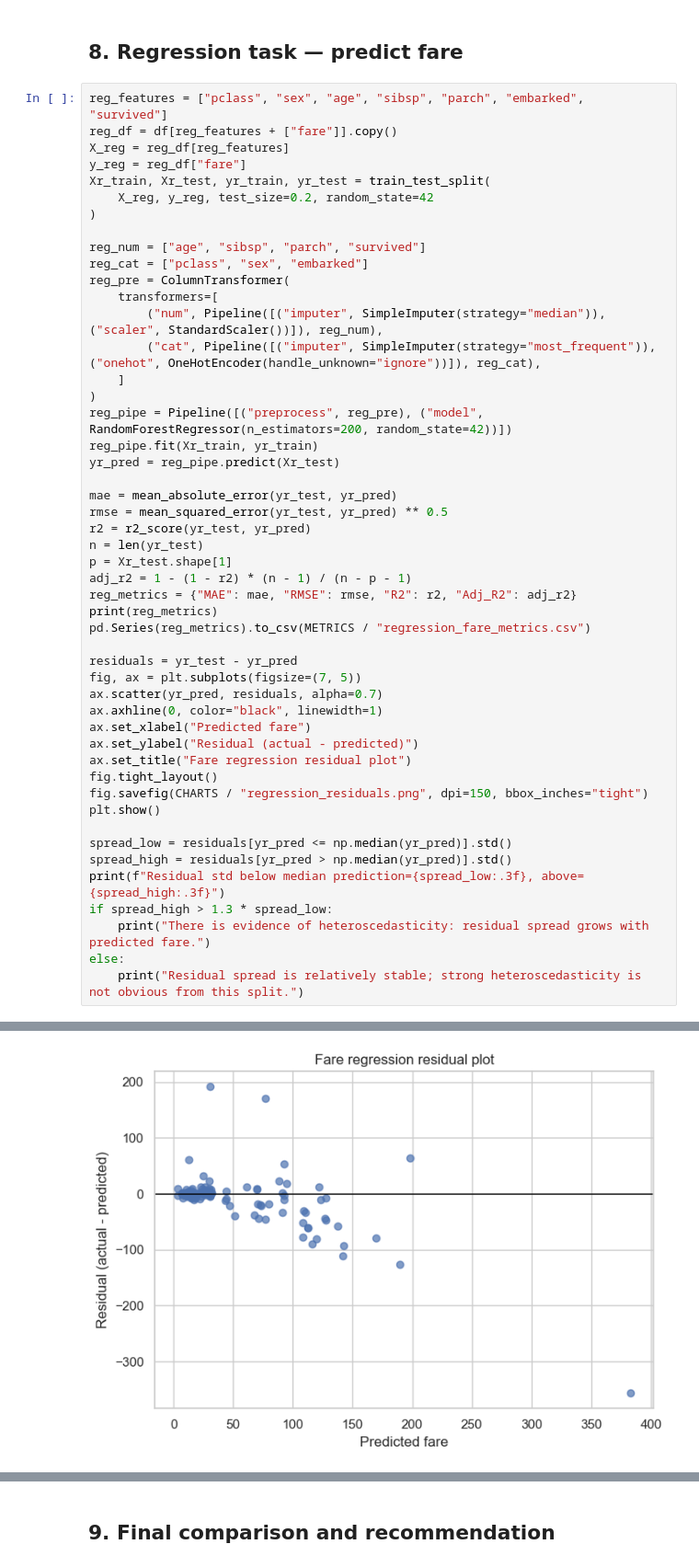
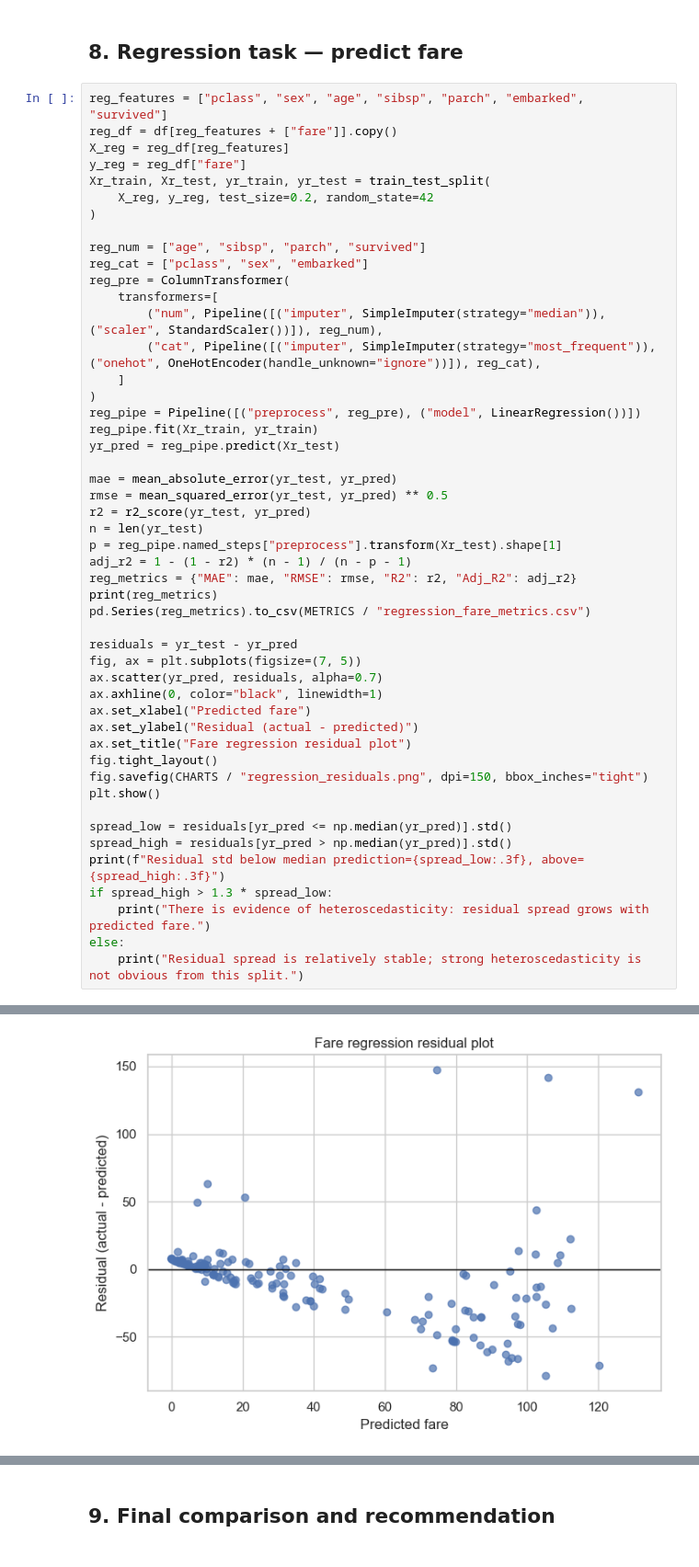
Before and after one commit to leelaprasad55/iitp, a Jupyter notebook: analytics/02_modeling.ipynb, the cells around one changed output, grey strips where cells are left out. Shown at 92% size. Drawn from its saved outputs; the diff is of its cells as text.

```diff
--- a/analytics/02_modeling.ipynb
+++ b/analytics/02_modeling.ipynb
@@ -336,7 +334,7 @@ reg_pre = ColumnTransformer(
         ("cat", Pipeline([("imputer", SimpleImputer(strategy="most_frequent")), ("onehot", OneHotEncoder(handle_unknown="ignore"))]), reg_cat),
     ]
 )
-reg_pipe = Pipeline([("preprocess", reg_pre), ("model", RandomForestRegressor(n_estimators=200, random_state=42))])
+reg_pipe = Pipeline([("preprocess", reg_pre), ("model", LinearRegression())])
 reg_pipe.fit(Xr_train, yr_train)
 yr_pred = reg_pipe.predict(Xr_test)
 
@@ -344,7 +342,7 @@ mae = mean_absolute_error(yr_test, yr_pred)
 rmse = mean_squared_error(yr_test, yr_pred) ** 0.5
 r2 = r2_score(yr_test, yr_pred)
 n = len(yr_test)
-p = Xr_test.shape[1]
+p = reg_pipe.named_steps["preprocess"].transform(Xr_test).shape[1]
 adj_r2 = 1 - (1 - r2) * (n - 1) / (n - p - 1)
 reg_metrics = {"MAE": mae, "RMSE": rmse, "R2": r2, "Adj_R2": adj_r2}
 print(reg_metrics)
@@ -373 +371 @@ else:
-[figure, old version]
+[figure, new version]
```
Also changed, not shown: parts of 7 cells of this notebook, 14 other files.
